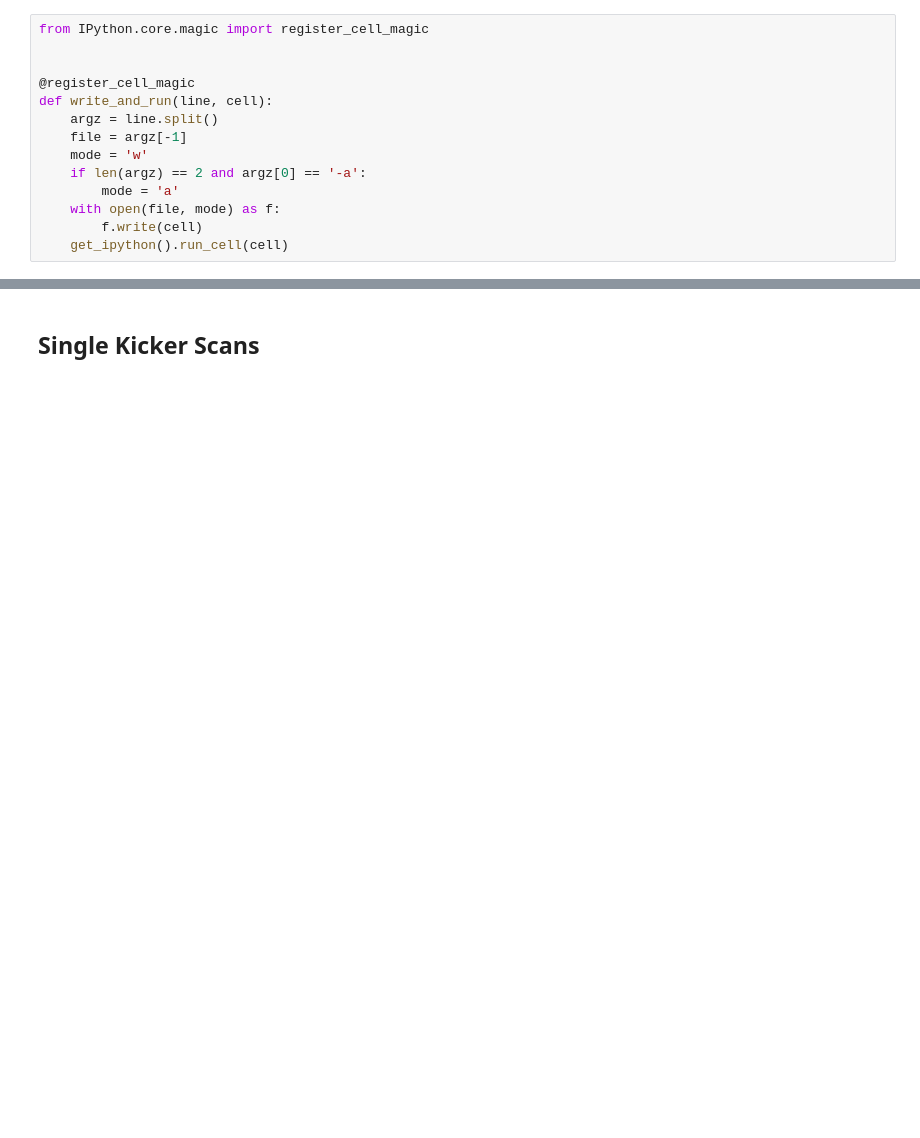
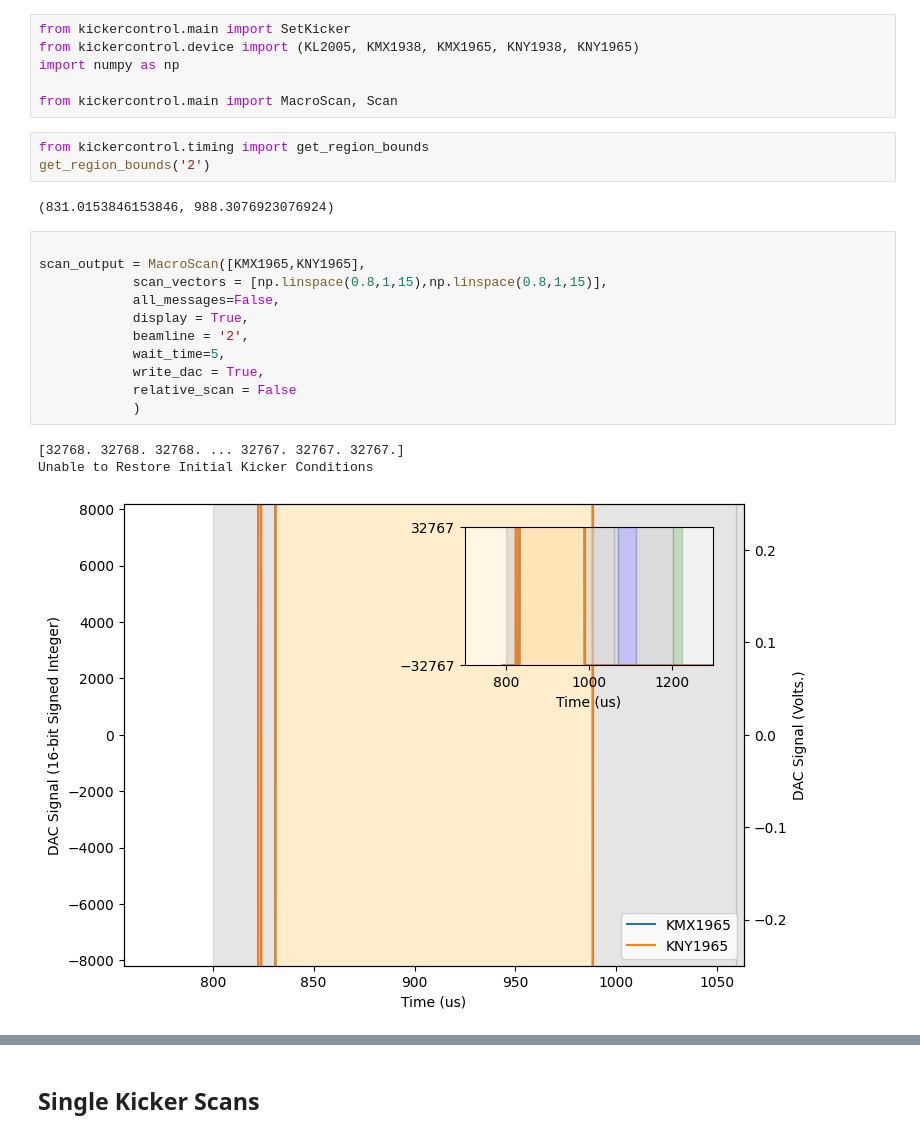
Before and after one commit to twguest/XSynth, a Jupyter notebook: docs/FD_Nov24.ipynb, the cells around one changed output, grey strips where cells are left out. Cells and saved outputs as stored; diff of their text form; blank space fills up the shorter version.

```diff
--- a/docs/FD_Nov24.ipynb
+++ b/docs/FD_Nov24.ipynb
@@ -1,14 +1,26 @@
-# %%
-from IPython.core.magic import register_cell_magic
-
-
-@register_cell_magic
-def write_and_run(line, cell):
-    argz = line.split()
-    file = argz[-1]
-    mode = 'w'
-    if len(argz) == 2 and argz[0] == '-a':
-        mode = 'a'
-    with open(file, mode) as f:
-        f.write(cell)
-    get_ipython().run_cell(cell)
+# %%
+from kickercontrol.main import SetKicker
+from kickercontrol.device import (KL2005, KMX1938, KMX1965, KNY1938, KNY1965)
+import numpy as np
+
+from kickercontrol.main import MacroScan, Scan
+# %%
+from kickercontrol.timing import get_region_bounds
+get_region_bounds('2')
+# %% [output]
+(831.0153846153846, 988.3076923076924)
+# %%
+
+scan_output = MacroScan([KMX1965,KNY1965],
+            scan_vectors = [np.linspace(0.8,1,15),np.linspace(0.8,1,15)],
+            all_messages=False,
+            display = True,
+            beamline = '2',
+			wait_time=5,
+			write_dac = True,
+			relative_scan = False
+            )
+# %% [output]
+[32768. 32768. 32768. ... 32767. 32767. 32767.]
+Unable to Restore Initial Kicker Conditions
+[figure, added]
```
Also changed, not shown: parts of 8 cells of this notebook, 4 other files.
